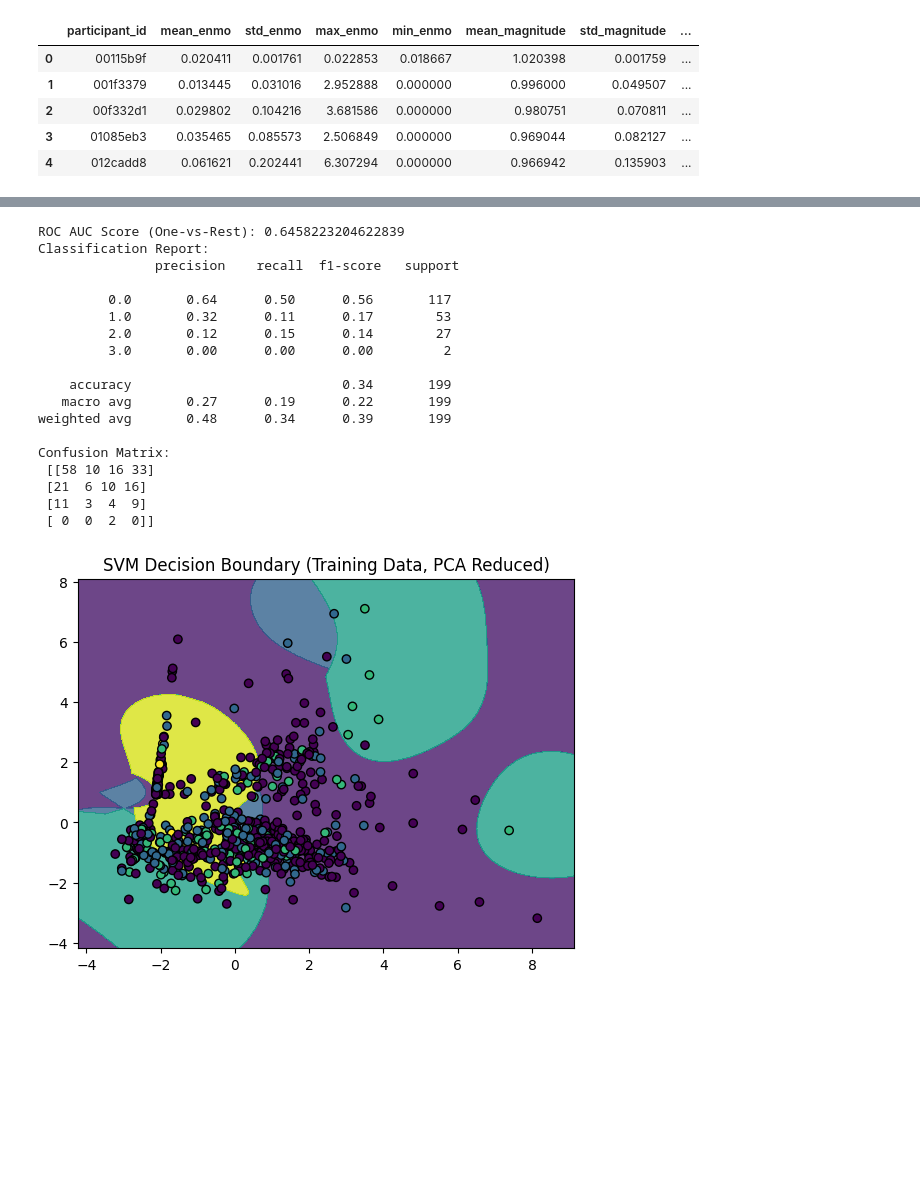
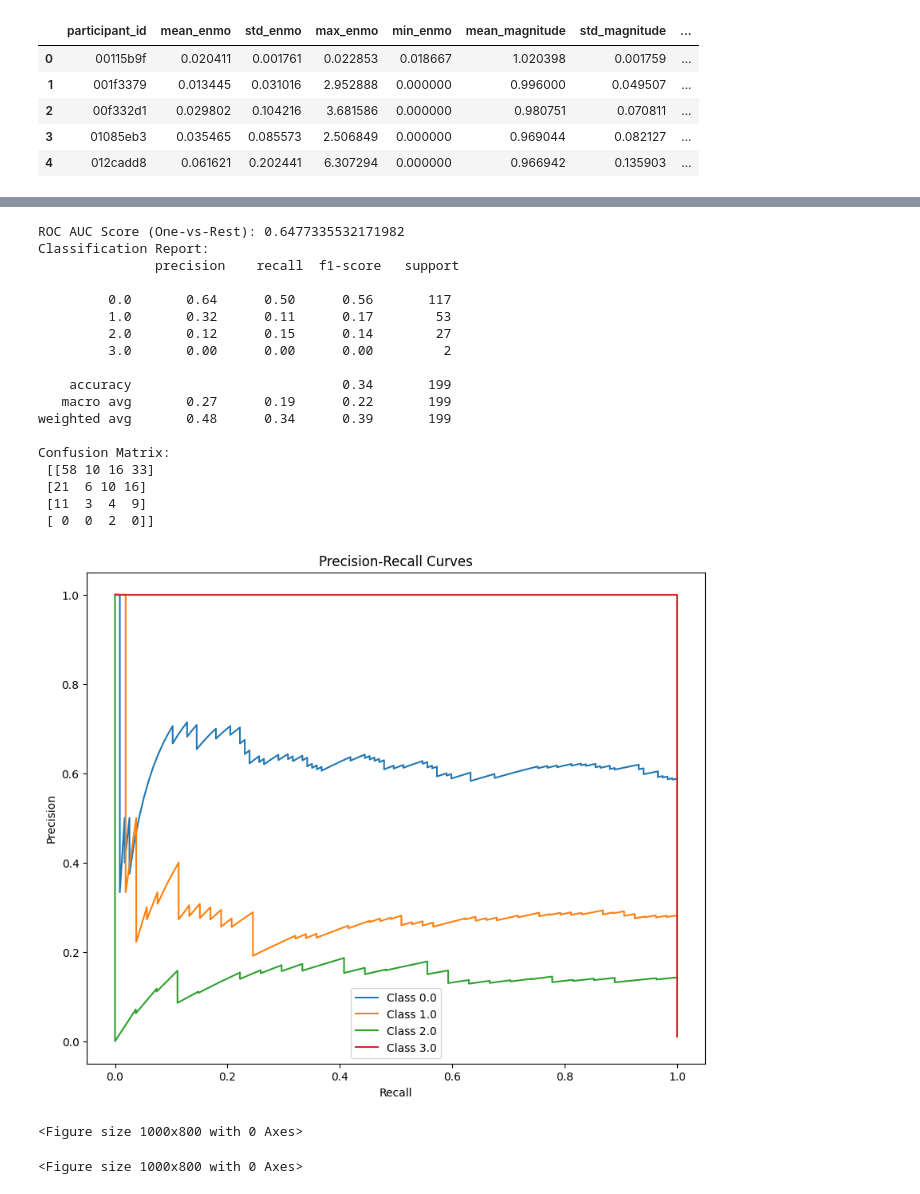
Before and after one commit to Nandana-Chigaterappa-HemanthKumar/PulseNet, a Jupyter notebook: actigraphy-data-model-development.ipynb, the cells around one changed output, grey strips where cells are left out. Cells and saved outputs as stored; diff of their text form; code cells hidden in the pictures; blank space fills up the shorter version.

```diff
--- a/actigraphy-data-model-development.ipynb
+++ b/actigraphy-data-model-development.ipynb
@@ -96,23 +214,8 @@ print("ROC AUC Score (One-vs-Rest):", roc_auc)
 # Evaluation Metrics
 print("Classification Report:\n", classification_report(y_test, y_pred))
 print("Confusion Matrix:\n", confusion_matrix(y_test, y_pred))
-
-# Plot decision boundary for training data
-def plot_decision_boundary(X, y, model, title):
-    x_min, x_max = X[:, 0].min() - 1, X[:, 0].max() + 1
-    y_min, y_max = X[:, 1].min() - 1, X[:, 1].max() + 1
-    xx, yy = np.meshgrid(np.arange(x_min, x_max, 0.01), np.arange(y_min, y_max, 0.01))
-    Z = model.predict(np.c_[xx.ravel(), yy.ravel()])
-    Z = Z.reshape(xx.shape)
-    plt.contourf(xx, yy, Z, alpha=0.8, cmap="viridis")
-    plt.scatter(X[:, 0], X[:, 1], c=y, edgecolor='k', cmap="viridis")
-    plt.title(title)
-    plt.show()
-
-# Visualize decision boundary for training data
-plot_decision_boundary(X_train_pca, y_train, svm_model_pca, "SVM Decision Boundary (Training Data, PCA Reduced)")
 # %% [output]
-ROC AUC Score (One-vs-Rest): 0.6458223204622839
+ROC AUC Score (One-vs-Rest): 0.6477335532171982
 Classification Report:
                precision    recall  f1-score   support
 
@@ -130,4 +233,29 @@ Confusion Matrix:
  [21  6 10 16]
  [11  3  4  9]
  [ 0  0  2  0]]
-[figure, removed]
+# %%
+from sklearn.metrics import (
+    accuracy_score,
+    classification_report,
+    confusion_matrix,
+    roc_auc_score,
+    roc_curve,
+    precision_recall_curve
+)
+# Evaluate Precision-Recall and ROC Curves for each class
+plt.figure(figsize=(10, 8))
+y_test_binarized = label_binarize(y_test, classes=np.unique(y))
+for i, class_label in enumerate(np.unique(y)):
+    precision, recall, _ = precision_recall_curve(y_test_binarized[:, i], y_prob[:, i])
+    plt.plot(recall, precision, label=f"Class {class_label}")
+plt.title("Precision-Recall Curves")
+plt.xlabel("Recall")
+plt.ylabel("Precision")
+plt.legend()
+plt.show()
+
+plt.figure(figsize=(10, 8))
+# %% [output]
+[figure, added]
+<Figure size 1000x800 with 0 Axes>
+<Figure size 1000x800 with 0 Axes>
```
Also changed, not shown: parts of 11 cells of this notebook.
